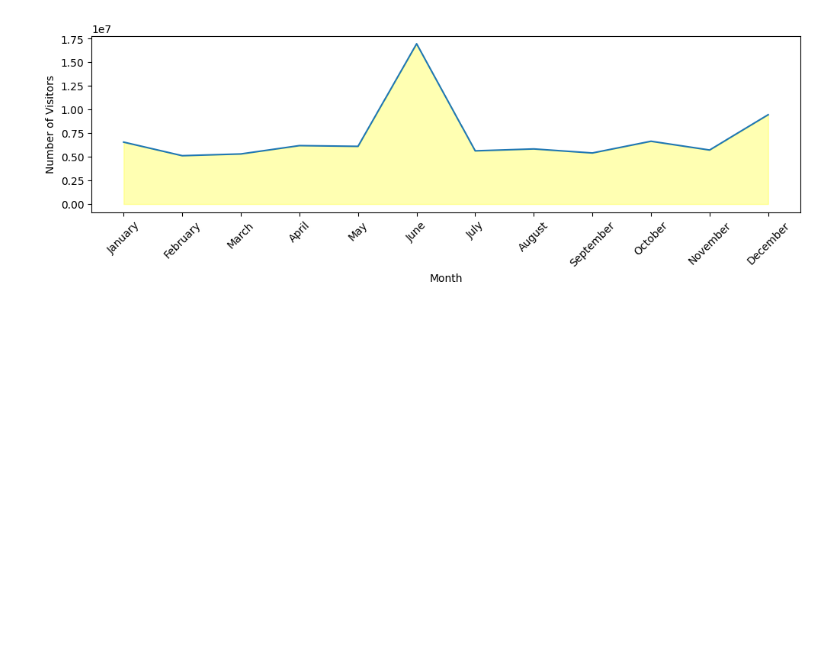
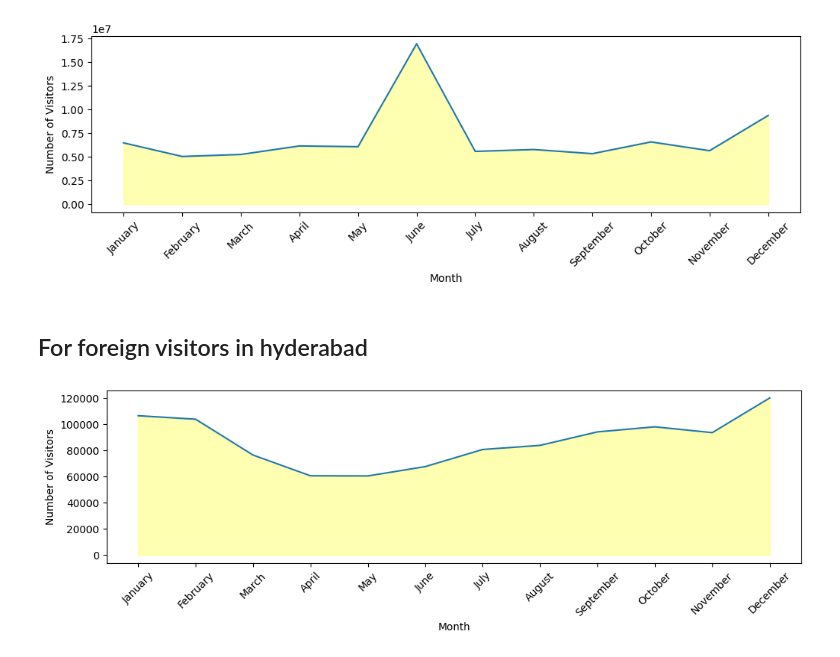
Before and after one commit to sourabhms66/Tourism_Revenue, a Jupyter notebook: codes.ipynb, the cells around one changed output. Saved outputs shown, nothing was run; the diff lists cells and outputs as text; code cells hidden in the pictures; blank space fills up the shorter version.

```diff
--- a/codes.ipynb
+++ b/codes.ipynb
@@ -651,3 +651,29 @@ plt.ylabel('Number of Visitors')
 plt.show()
 # %% [output]
 [figure]
+# %% [markdown]
+## For foreign visitors in hyderabad
+# %%
+foreign_clean.query("district == 'Hyderabad'")
+hyderabad_foreign = foreign_clean.query("district == 'Hyderabad'")
+hyderabad_foreign.groupby('month')['visitors'].sum()
+hyderabad_foreign.groupby('month')['visitors'].sum().sort_values(ascending = False)
+hyderabad_foreign.groupby('month')['visitors'].sum().reset_index()
+hyderabad_foreign_pick_low = hyderabad_foreign.groupby('month')['visitors'].sum().reset_index()
+month_order = ['January', 'February', 'March', 'April', 'May', 'June',
+               'July', 'August', 'September', 'October', 'November', 'December']
+
+
+hyderabad_foreign_pick_low['month'] = pd.Categorical(hyderabad_foreign_pick_low['month'], categories=month_order, ordered=True)
+
+# Sort the DataFrame by the 'months' column
+hyderabad_foreign_pick_low = hyderabad_foreign_pick_low.sort_values('month')
+plt.figure(figsize=(12, 3))
+sns.lineplot(x='month', y='visitors', data=hyderabad_foreign_pick_low)
+plt.fill_between(hyderabad_foreign_pick_low['month'], hyderabad_foreign_pick_low['visitors'],color='yellow' ,alpha=0.3)
+plt.xticks(rotation=45)
+plt.xlabel('Month')
+plt.ylabel('Number of Visitors')
+plt.show()
+# %% [output]
+[figure, added]
```
Also changed, not shown: parts of 13 cells of this notebook.
